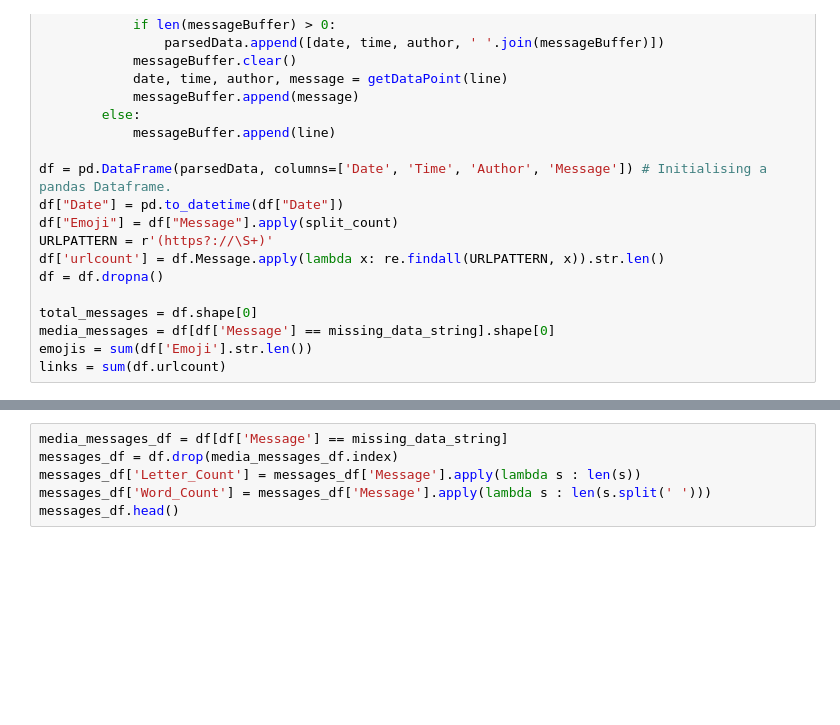
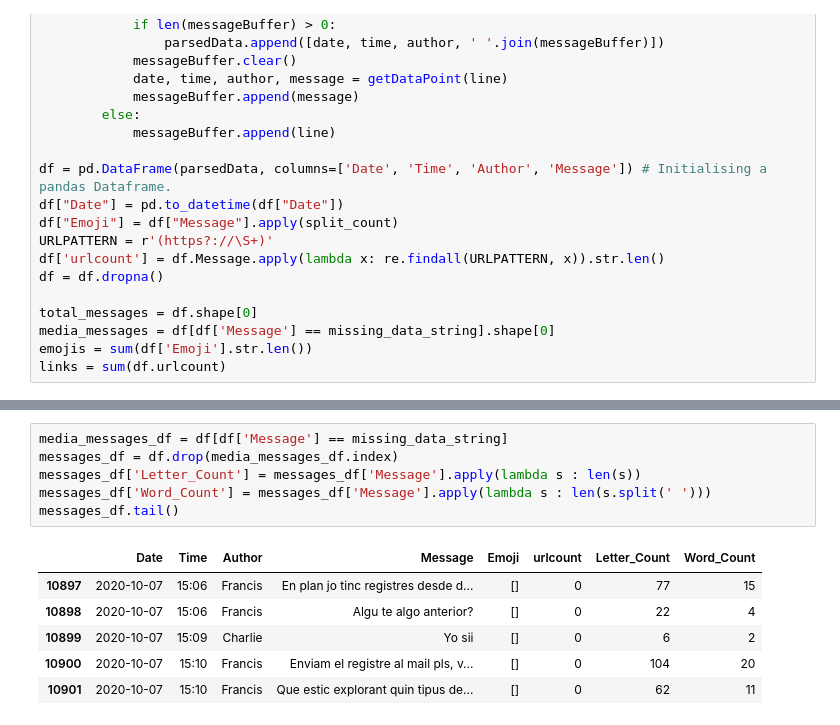
Before and after one commit to RogerCaritjCosta/DataScience, a Jupyter notebook: WhatsApp Data Analysis/Script.ipynb, the cells around one changed output, grey strips where cells are left out. Cells and saved outputs as stored; diff of their text form; blank space fills up the shorter version.

```diff
--- a/WhatsApp Data Analysis/Script.ipynb
+++ b/WhatsApp Data Analysis/Script.ipynb
@@ -94,9 +99,16 @@ print(f"Links:{links}")
 # %%
 media_messages_df = df[df['Message'] == missing_data_string]
 messages_df = df.drop(media_messages_df.index)
 messages_df['Letter_Count'] = messages_df['Message'].apply(lambda s : len(s))
 messages_df['Word_Count'] = messages_df['Message'].apply(lambda s : len(s.split(' ')))
-messages_df.head()
+messages_df.tail()
+# %% [output]
+|  | Date | Time | Author | Message | Emoji | urlcount | Letter_Count | Word_Count |
+| 10897 | 2020-10-07 | 15:06 | Francis | En plan jo tinc registres desde d... | [] | 0 | 77 | 15 |
+| 10898 | 2020-10-07 | 15:06 | Francis | Algu te algo anterior? | [] | 0 | 22 | 4 |
+| 10899 | 2020-10-07 | 15:09 | Charlie | Yo sii | [] | 0 | 6 | 2 |
+| 10900 | 2020-10-07 | 15:10 | Francis | Enviam el registre al mail pls, v... | [] | 0 | 104 | 20 |
+| 10901 | 2020-10-07 | 15:10 | Francis | Que estic explorant quin tipus de... | [] | 0 | 62 | 11 |
 # %%
 #See users from the chat
 l = messages_df.Author.unique()
```
Also changed, not shown: parts of 4 cells of this notebook.
